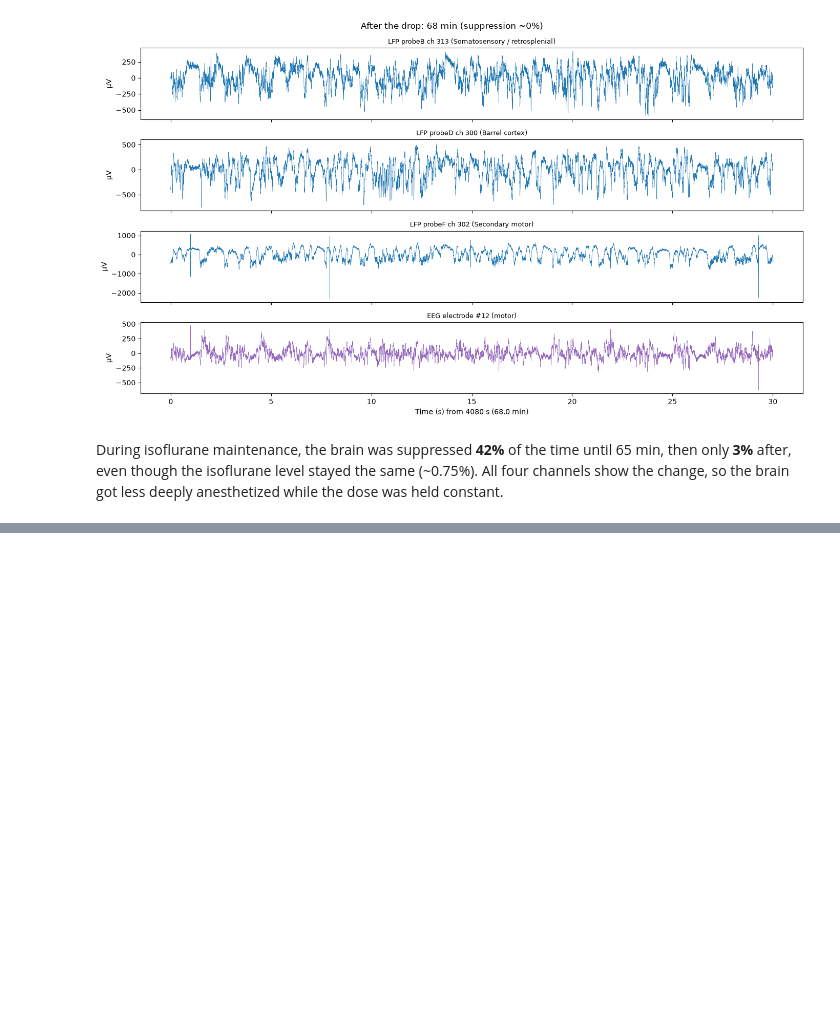
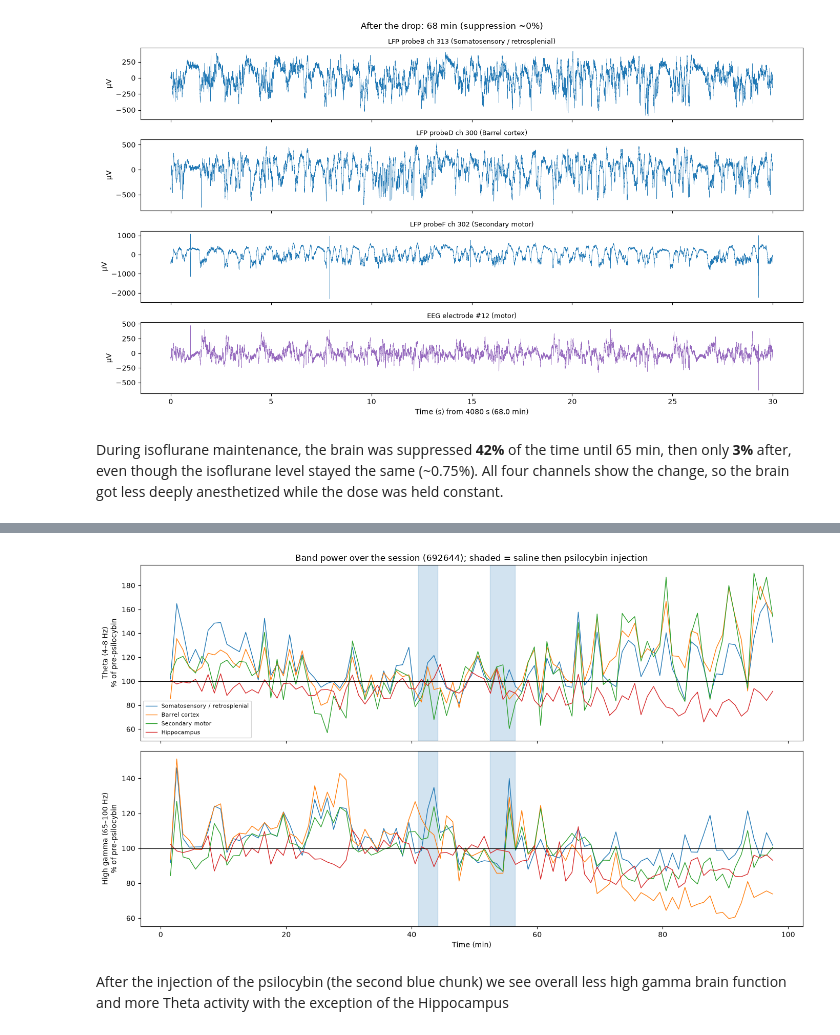
Before and after one commit to saasberkeley/dc-allen, a Jupyter notebook: src/visualization/lfp_region_spectra.ipynb, the cells around one changed output, grey strips where cells are left out. Saved outputs shown, nothing was run; the diff lists cells and outputs as text; code cells hidden in the pictures; blank space fills up the shorter version.

```diff
--- a/src/visualization/lfp_region_spectra.ipynb
+++ b/src/visualization/lfp_region_spectra.ipynb
@@ -642,0 +705,43 @@ During isoflurane maintenance, the brain was suppressed **42%** of the time unti
+# %%
+def band_power_timecourse(nwb, probe, category, n_ch=5, chunk=60):
+    """Theta and high-gamma power per minute, averaged over n_ch channels of a region."""
+    es = nwb.acquisition["LFP"][f"ElectricalSeries{probe}"]
+    ts = es.timestamps[:]                                   # read once, not every minute
+    fs = 1 / np.mean(np.diff(ts[:1000]))
+    chans = channels_for(nwb, probe, category)
+    chans = chans[np.linspace(0, len(chans) - 1, n_ch).astype(int)]   # spread through the region
+    starts = np.arange(ts[0], ts[-1] - chunk, chunk)
+    theta, hg = [], []
+    for s in starts:
+        i0, i1 = np.searchsorted(ts, [s, s + chunk])
+        d = es.data[i0:i1, chans] * es.conversion * 1e6
+        f, psd = compute_psd(d, fs)
+        p = psd.mean(axis=1)
+        theta.append(p[(f >= 4) & (f <= 8)].mean())
+        hg.append(p[(f >= 65) & (f <= 100)].mean())
+    return (starts + chunk / 2) / 60, np.array(theta), np.array(hg)
+
+PRE_PSI = (2650, 3148)   # seconds: between saline and psilocybin injections (the "before")
+
+regions = [(p, "cortex", AREA[p]) for p in PROBES] + [("probeB", "hippocampus", "Hippocampus")]
+fig, axes = plt.subplots(2, 1, figsize=(14, 8), sharex=True)
+for probe, cat, name in regions:
+    t_m, th, hg = band_power_timecourse(nwb_psi, probe, cat)
+    base = (t_m * 60 >= PRE_PSI[0]) & (t_m * 60 <= PRE_PSI[1])
+    axes[0].plot(t_m, 100 * th / th[base].mean(), lw=1, label=name)
+    axes[1].plot(t_m, 100 * hg / hg[base].mean(), lw=1, label=name)
+
+for ax, band in zip(axes, ["Theta (4–8 Hz)", "High gamma (65–100 Hz)"]):
+    ax.axhline(100, color="black", lw=0.8)
+    for _, row in epochs_psi.iterrows():
+        ax.axvspan(row["start_time"] / 60, row["stop_time"] / 60, color="tab:blue", alpha=0.2)
+    ax.set_ylabel(f"{band}\n% of pre-psilocybin")
+axes[0].set_title("Band power over the session (692644); shaded = saline then psilocybin injection")
+axes[0].legend(fontsize=8)
+axes[1].set_xlabel("Time (min)")
+plt.tight_layout()
+plt.show()
+# %% [output]
+[figure, added]
+# %% [markdown]
+After the injection of the psilocybin (the second blue chunk) we see overall less high gamma brain function and more Theta activity with the exception of the Hippocampus
```
Also changed, not shown: parts of 3 cells of this notebook.
